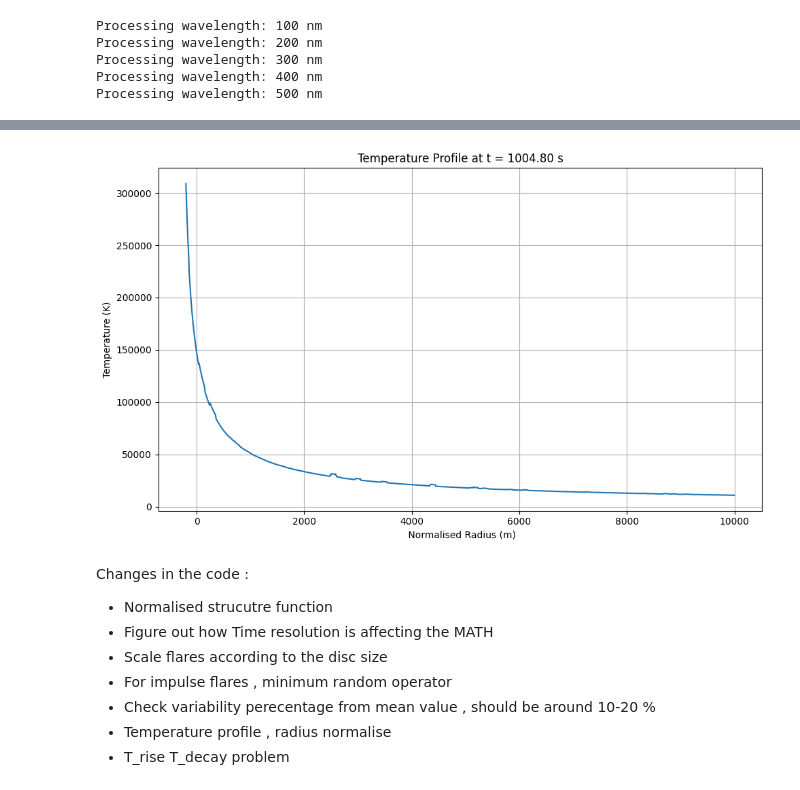
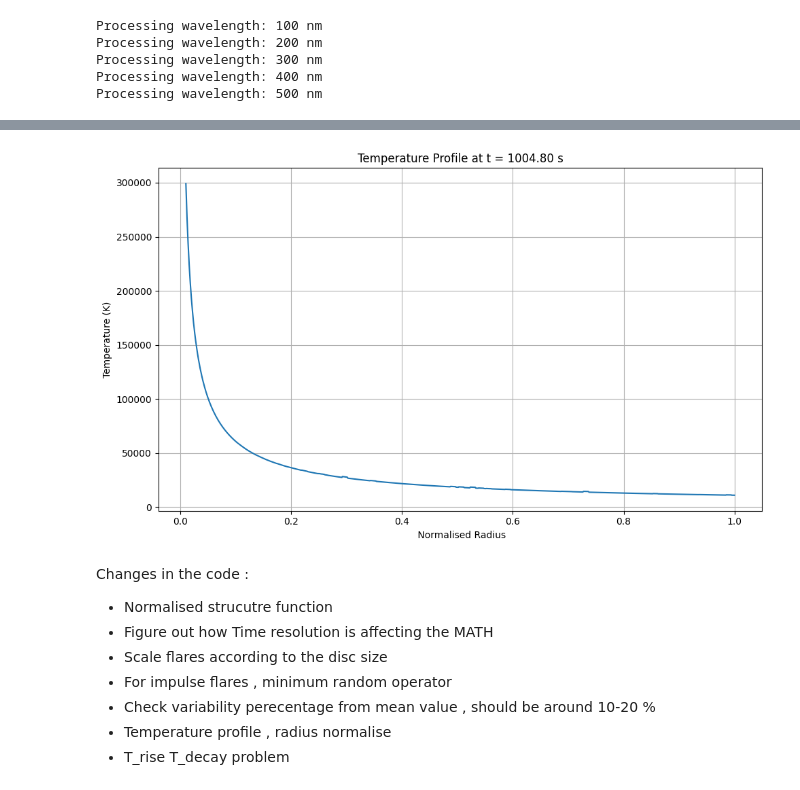
Before and after one commit to 221Shaurya/AGN_variability, a Jupyter notebook: color_evolution.ipynb, the cells around one changed output, grey strips where cells are left out. Cells and saved outputs as stored; diff of their text form; code cells hidden in the pictures.

```diff
--- a/color_evolution.ipynb
+++ b/color_evolution.ipynb
@@ -42,9 +43,9 @@ flare_temp_increase_power_law_index = 1.5  # Power-law index
 # Flare Durations
 flare_rise_time_min = 10    # Minimum flare rise time (seconds)
 flare_rise_time_max = 50    # Maximum flare rise time (seconds)
-flare_e_folding_time_min = 20 # Minimum e-folding time (seconds)
-flare_e_folding_time_max = 50  # Maximum e-folding time (seconds)
-flare_decay_e_folding_multiplicator = 5   # Number of e-folding times in decay phase
+flare_e_folding_time_min =20 # Minimum e-folding time (seconds)
+flare_e_folding_time_max = 100  # Maximum e-folding time (seconds)
+flare_decay_e_folding_multiplicator = 1   # Number of e-folding times in decay phase
 
 # Flare Sizes (Radial and Angular)
 min_flare_size_r = 1e9      # Minimum flare radial size (meters)
@@ -508,36 +567,36 @@ def plot_temperature_profile_at_time(specific_time):
     """
     # Ensure the specific time is within the simulation time range
     if specific_time < times[0] or specific_time > times[-1]:
         print(f"Time {specific_time} s is outside the simulation range ({times[0]} s to {times[-1]} s).")
         return
 
     # Find the index of the closest time to the specific_time
     time_index = np.argmin(np.abs(times - specific_time))
     actual_time = times[time_index]
 
     # Extract temperature data at the specific time
     temperature_at_time = total_temperature[:, :, time_index]  # Shape: (num_points, num_angular_sections)
 
     # Average over theta to get temperature as a function of radius
     temperature_profile = np.mean(temperature_at_time, axis=1)  # Shape: (num_points,)
     radii_norm = radii/np.max(radii)
 
     # Plot temperature profile
     plt.figure(figsize=(10, 6))
-    plt.plot(times, temperature_profile)
+    plt.plot(radii_norm, temperature_profile)
     #plt.xscale('log')
-    plt.xlabel(' Normalised Radius (m)')
+    plt.xlabel(' Normalised Radius')
     plt.ylabel('Temperature (K)')
     plt.title(f'Temperature Profile at t = {actual_time:.2f} s')
     plt.grid(True)
     plt.tight_layout()
     plt.show()
 
 # Example usage:
 # You can specify any time within your simulation range
 plot_temperature_profile_at_time(specific_time=1006)  # Replace  with desired time in seconds
 # %% [output]
-[figure, old version]
+[figure, new version]
 # %% [markdown]
 Changes in the code :
 - Normalised strucutre function
```
Also changed, not shown: parts of 9 cells of this notebook.
